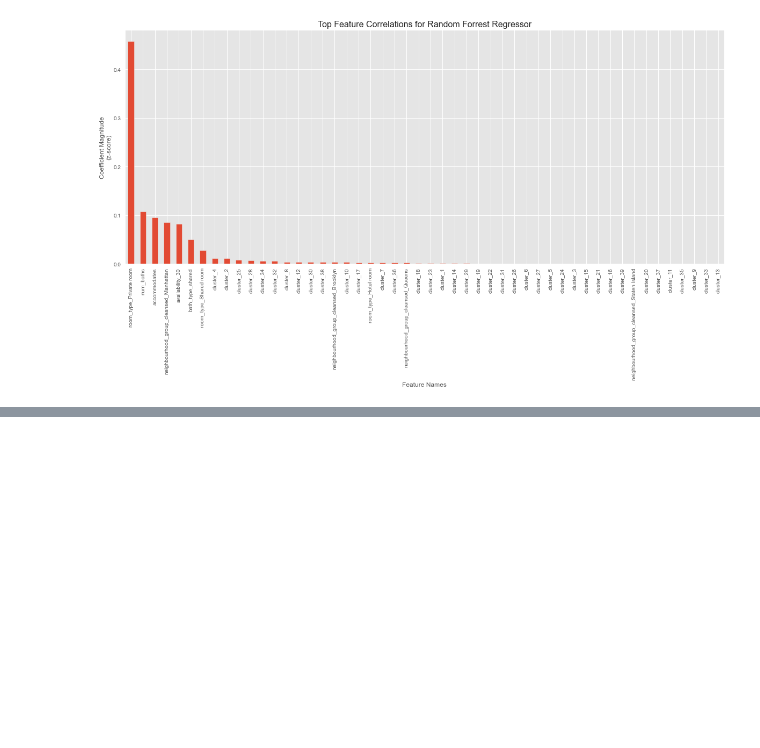
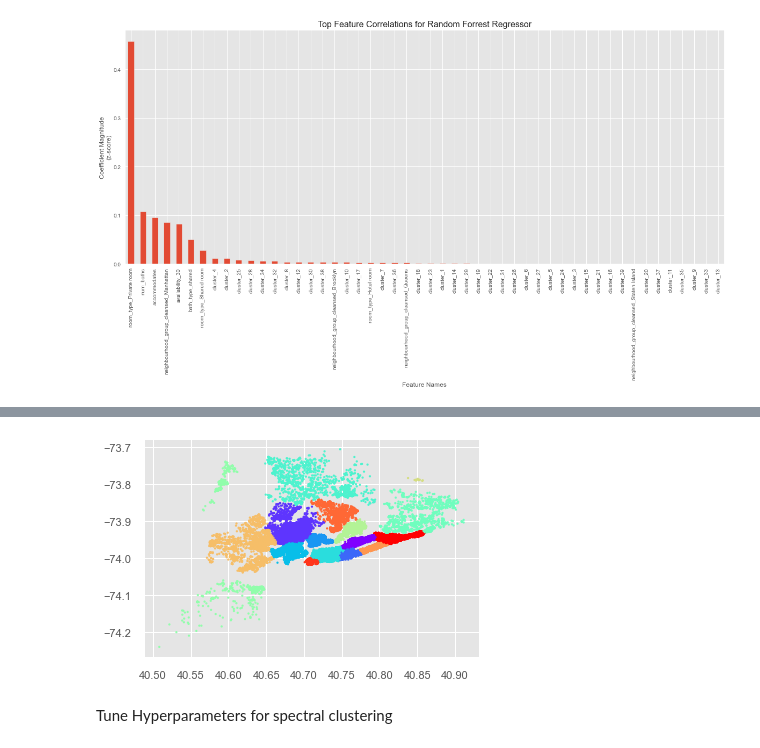
Before and after one commit to rickfontenot/airbnb, a Jupyter notebook: Lab3/lab3_team.ipynb, the cells around one changed output, grey strips where cells are left out. Saved outputs shown, nothing was run; the diff lists cells and outputs as text; code cells hidden in the pictures; blank space fills up the shorter version.

```diff
--- a/Lab3/lab3_team.ipynb
+++ b/Lab3/lab3_team.ipynb
@@ -1145,0 +1235,17 @@ plt.show()
+# %%
+#adjusting n_clusters
+nclust = 16
+X= LatLong
+
+#running with default n_clusters, assign_labels = 'kmeans' default
+spc = SpectralClustering(n_clusters=nclust ,affinity = 'nearest_neighbors')
+labels = spc.fit_predict(X)
+
+plt.scatter(X[:, 0], X[:, 1], c=labels,
+                    cmap=plt.cm.rainbow, s=5, linewidths=0)
+
+plt.show()
+
+#hard to say if this is better
+# %% [output]
+[figure, added]
@@ -1145,0 +1271,2 @@ plt.show()
+# %% [markdown]
+Tune Hyperparameters for spectral clustering
```
Also changed, not shown: parts of 28 cells of this notebook.
